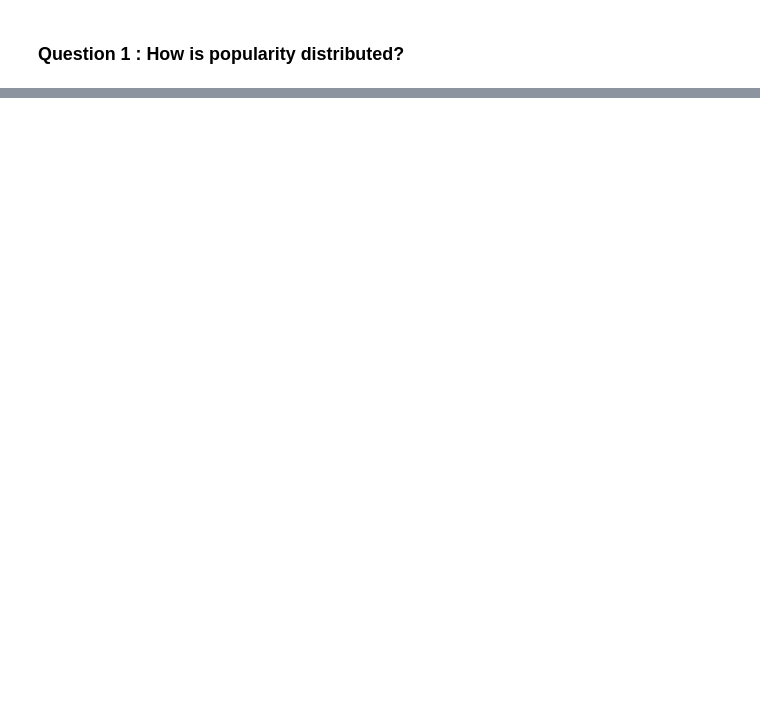
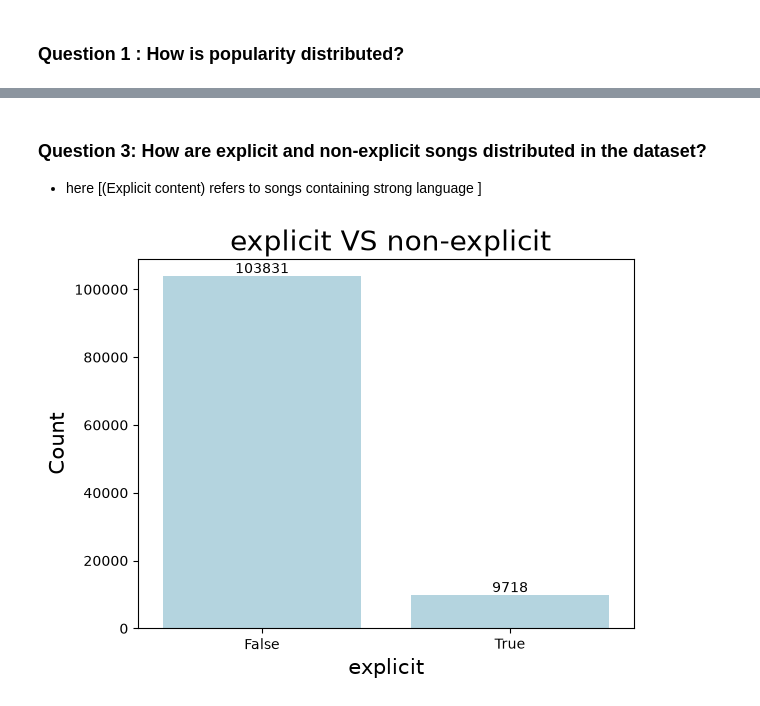
Before and after one commit to Krishna-Git4567/spotify-mood-genre-analysis, a Jupyter notebook: notebooks/02_EDA.ipynb, the cells around one changed output, grey strips where cells are left out. Saved outputs shown, nothing was run; the diff lists cells and outputs as text; code cells hidden in the pictures; blank space fills up the shorter version.

```diff
--- a/notebooks/02_EDA.ipynb
+++ b/notebooks/02_EDA.ipynb
@@ -29,0 +49,13 @@ Text(0, 0.5, 'Count')
+# %% [markdown]
+### Question 3:  How are explicit and non-explicit songs distributed in the dataset?
+- here [(Explicit content) refers to songs containing strong language ]
+# %%
+expl_count = df["explicit"].value_counts()
+ax= sns.barplot(expl_count , color= "lightblue")
+ax.bar_label(ax.containers[0])
+plt.title(" explicit VS non-explicit", fontsize = 20)
+plt.xlabel("explicit" , fontsize= 15)
+plt.ylabel("Count" , fontsize= 15)
+plt.savefig("../visuals/explicity.png", dpi=300)
+# %% [output]
+[figure, added]
```
Also changed, not shown: parts of 19 cells of this notebook, 7 other files.
